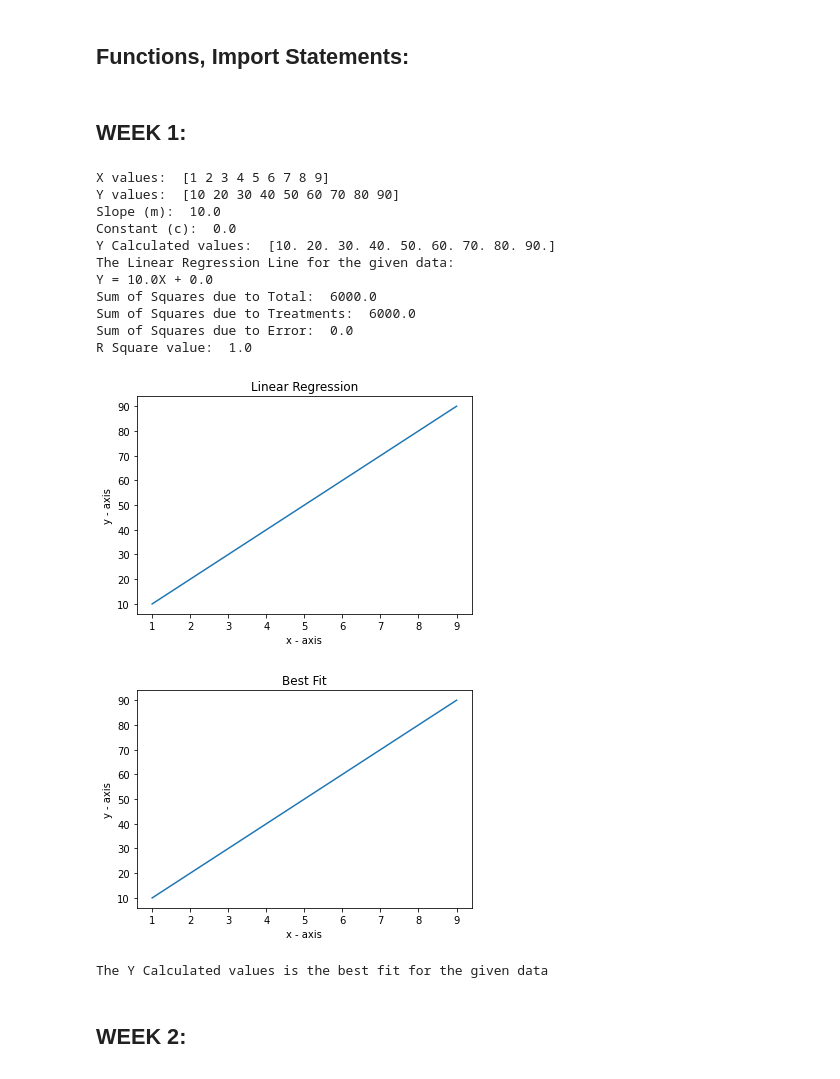
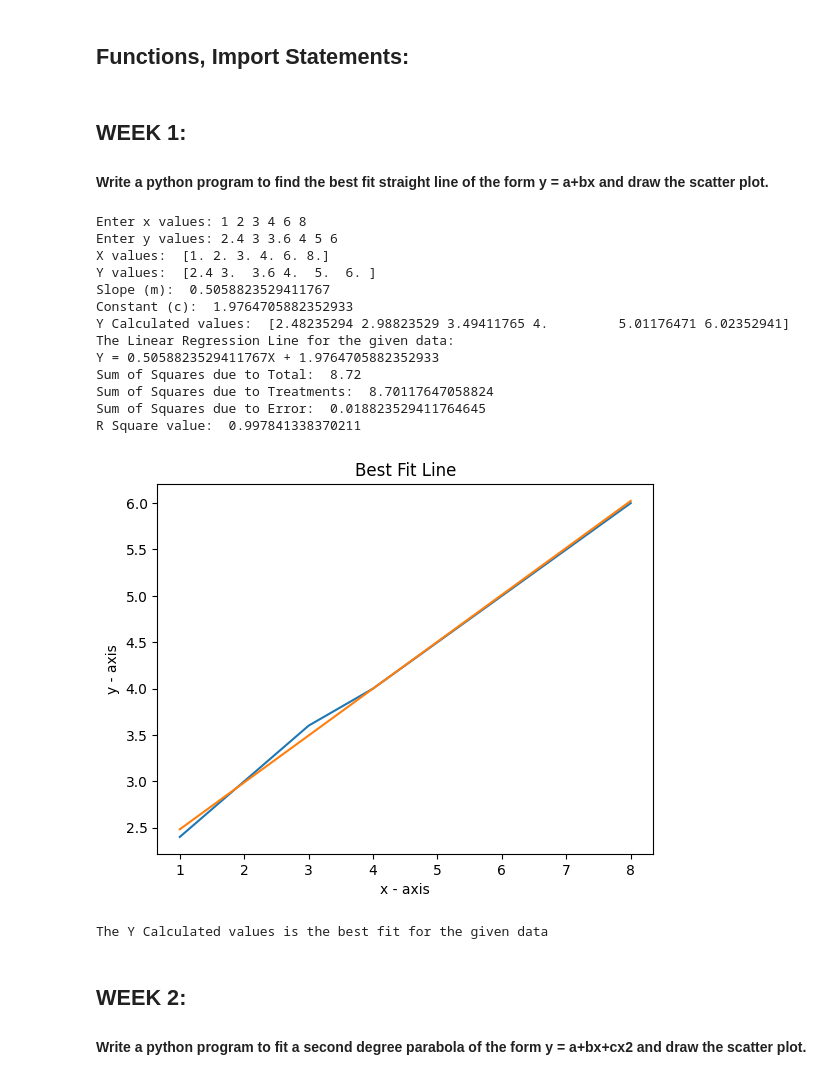
Before and after one commit to Tayyab7404/Computational-Statistics, a Jupyter notebook: CS LAB CYCLE.ipynb, the cells around one changed output. Drawn from its saved outputs; the diff is of its cells as text; code cells hidden in the pictures.

```diff
--- a/CS LAB CYCLE.ipynb
+++ b/CS LAB CYCLE.ipynb
@@ -34,32 +34,6 @@ def DET(matrix):
 
     return Sum
 
-def drawPlotParabola(x, y, Ycal):
-    plt.plot(x, y)
-    plt.xlabel('x - axis')
-    plt.ylabel('y - axis')
-    plt.title('Parabola Regression')
-    plt.show()
-
-    plt.plot(x, Ycal)
-    plt.xlabel('x - axis')
-    plt.ylabel('y - axis')
-    plt.title("Best Fit")
-    plt.show()
-
-def drawPlotLine(x, y, Ycal):
-    plt.plot(x, y)
-    plt.xlabel('x - axis')
-    plt.ylabel('y - axis')
-    plt.title('Linear Regression')
-    plt.show()
-
-    plt.plot(x, Ycal)
-    plt.xlabel('x - axis')
-    plt.ylabel('y - axis')
-    plt.title("Best Fit")
-    plt.show()
-
 def CovXY(x, y):
     n = mylen(x)
     meanX = mymean(x)
@@ -82,8 +56,17 @@ def SD(x):
     return math.sqrt(Var)
 # %% [markdown]
 ## WEEK 1:
+#### Write a python program to find the best fit straight line of the form y = a+bx and draw the scatter plot.
 # %%
 # Straight Line Best Fit:
+
+def drawPlotLine(x, y, Ycal):
+    plt.plot(x, y)
+    plt.plot(x, Ycal)
+    plt.xlabel('x - axis')
+    plt.ylabel('y - axis')
+    plt.title("Best Fit Line")
+    plt.show()
 
 def LinearRegression(x, y):
     n = mylen(x)
@@ -107,49 +90,51 @@ def LinearRegression(x, y):
 
     Rsq = SSR/SST
     # Rsq = 1 - SSE/SST
 
     print("X values: ",x)
     print("Y values: ",y)
     print("Slope (m): ",slope)
     print("Constant (c): ",constant)
     print("Y Calculated values: ",Ycal)
     print("The Linear Regression Line for the given data:")
     print(f"Y = {slope}X + {constant}")
     print("Sum of Squares due to Total: ",SST)
     print("Sum of Squares due to Treatments: ",SSR)
     print("Sum of Squares due to Error: ",SSE)
     print("R Square value: ",Rsq)
 
     drawPlotLine(x, y, Ycal)
 
     if Rsq > 0.9:
         print("The Y Calculated values is the best fit for the given data")
     else:
         print("The Y Calculated values is not the best fit for the given data")
 
 x = np.array([float(i) for i in input("Enter x values: ").strip().split()])
 y = np.array([float(i) for i in input("Enter y values: ").strip().split()])
 
-# x = np.array([1,2,3,4,5,6,7,8,9])
-# y = np.array([10,20,30,40,50,60,70,80,90])
+# x = np.array([1, 2, 3, 4, 6, 8])
+# y = np.array([2.4, 3, 3.6, 4, 5, 6])
 
 LinearRegression(x, y)
 # %% [output]
-X values:  [1 2 3 4 5 6 7 8 9]
-Y values:  [10 20 30 40 50 60 70 80 90]
-Slope (m):  10.0
-Constant (c):  0.0
-Y Calculated values:  [10. 20. 30. 40. 50. 60. 70. 80. 90.]
+Enter x values: 1 2 3 4 6 8
+Enter y values: 2.4 3 3.6 4 5 6
+X values:  [1. 2. 3. 4. 6. 8.]
+Y values:  [2.4 3.  3.6 4.  5.  6. ]
+Slope (m):  0.5058823529411767
+Constant (c):  1.9764705882352933
+Y Calculated values:  [2.48235294 2.98823529 3.49411765 4.         5.01176471 6.02352941]
 The Linear Regression Line for the given data:
-Y = 10.0X + 0.0
-Sum of Squares due to Total:  6000.0
-Sum of Squares due to Treatments:  6000.0
-Sum of Squares due to Error:  0.0
-R Square value:  1.0
+Y = 0.5058823529411767X + 1.9764705882352933
+Sum of Squares due to Total:  8.72
+Sum of Squares due to Treatments:  8.70117647058824
+Sum of Squares due to Error:  0.018823529411764645
+R Square value:  0.997841338370211
-[figure, old version]
+[figure, new version]
-[figure, removed]
 The Y Calculated values is the best fit for the given data
 # %% [markdown]
 ## WEEK 2:
+#### Write a python program to fit a second degree parabola of the form y = a+bx+cx2 and draw the scatter plot.
 # %%
 # Parabola Best Fit:
```
Also changed, not shown: parts of 11 cells of this notebook.
